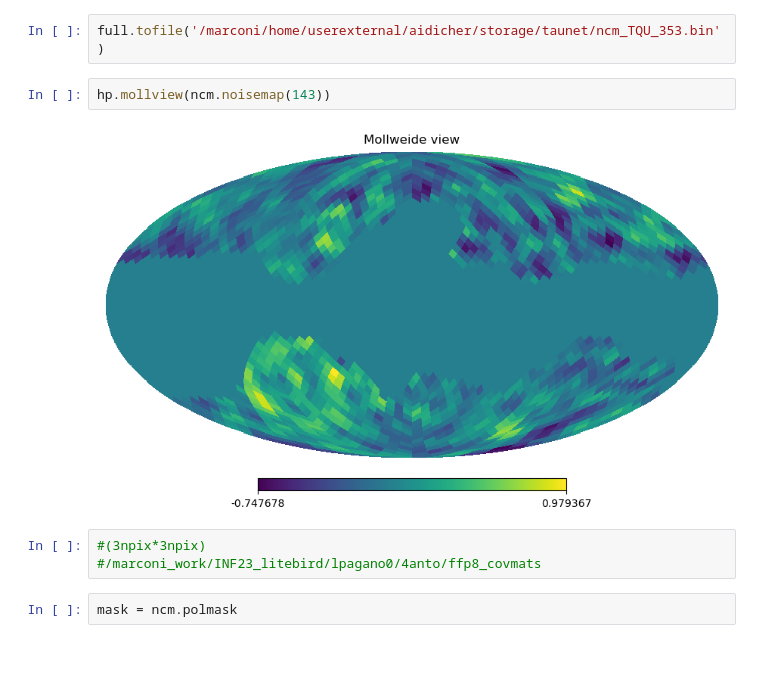
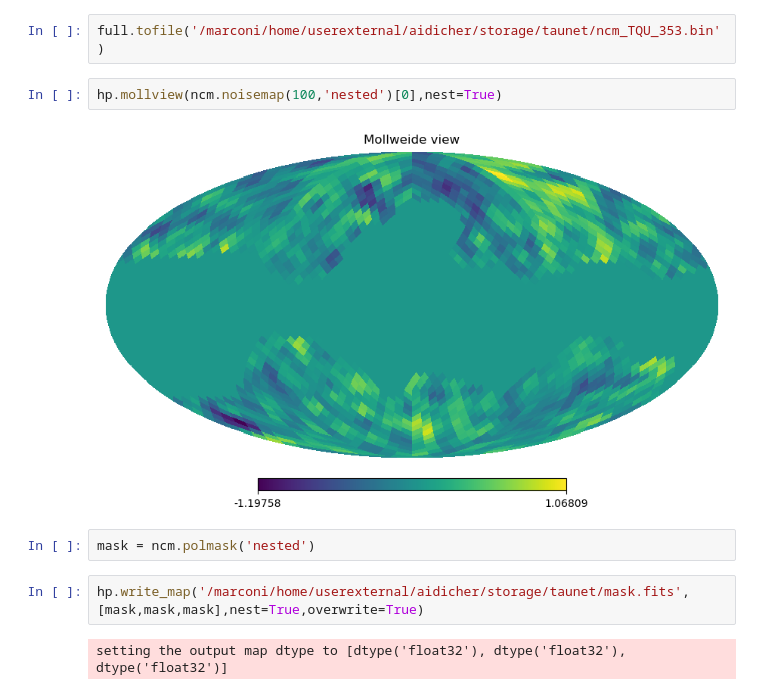
Before and after one commit to antolonappan/taunet, a Jupyter notebook: Notebooks/ncm.ipynb, the cells around one changed output. Drawn from its saved outputs; the diff is of its cells as text; blank space fills up the shorter version.

```diff
--- a/Notebooks/ncm.ipynb
+++ b/Notebooks/ncm.ipynb
@@ -18,11 +22,12 @@ full = ncm.get_full_ncm(353,pad_temp=True,reshape=True)
 # %%
 full.tofile('/marconi/home/userexternal/aidicher/storage/taunet/ncm_TQU_353.bin')
 # %%
-hp.mollview(ncm.noisemap(143))
+hp.mollview(ncm.noisemap(100,'nested')[0],nest=True)
 # %% [output]
-[figure, old version]
+[figure, new version]
-# %%
-#(3npix*3npix)
-#/marconi_work/INF23_litebird/lpagano0/4anto/ffp8_covmats
 # %%
-mask = ncm.polmask
+mask = ncm.polmask('nested')
+# %%
+hp.write_map('/marconi/home/userexternal/aidicher/storage/taunet/mask.fits',[mask,mask,mask],nest=True,overwrite=True)
+# %% [output]
+setting the output map dtype to [dtype('float32'), dtype('float32'), dtype('float32')]
```
Also changed, not shown: parts of 8 cells of this notebook, 6 other files.
